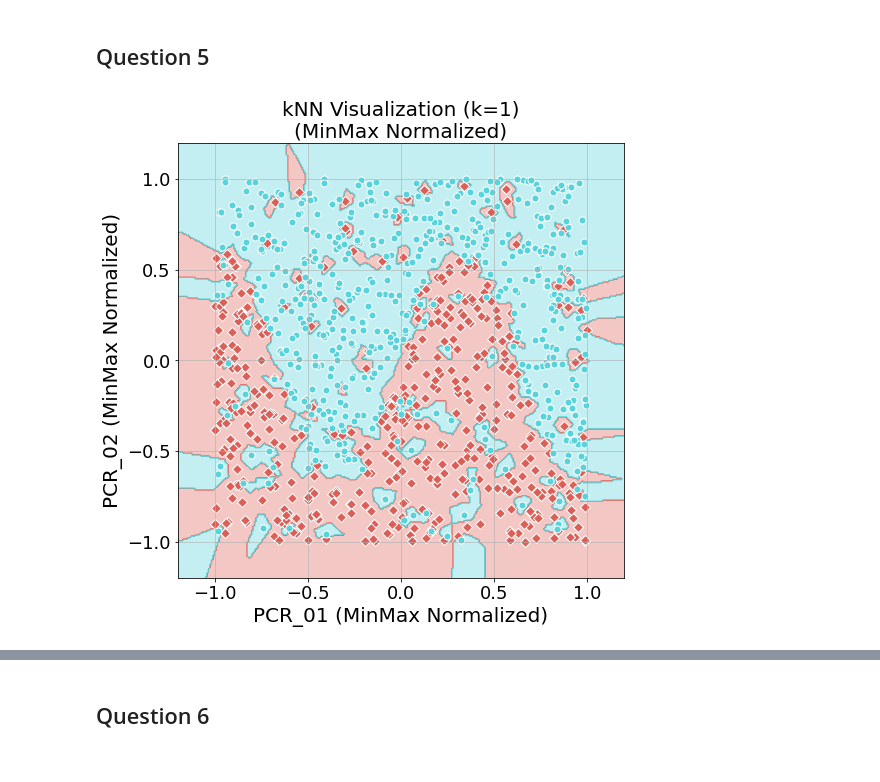
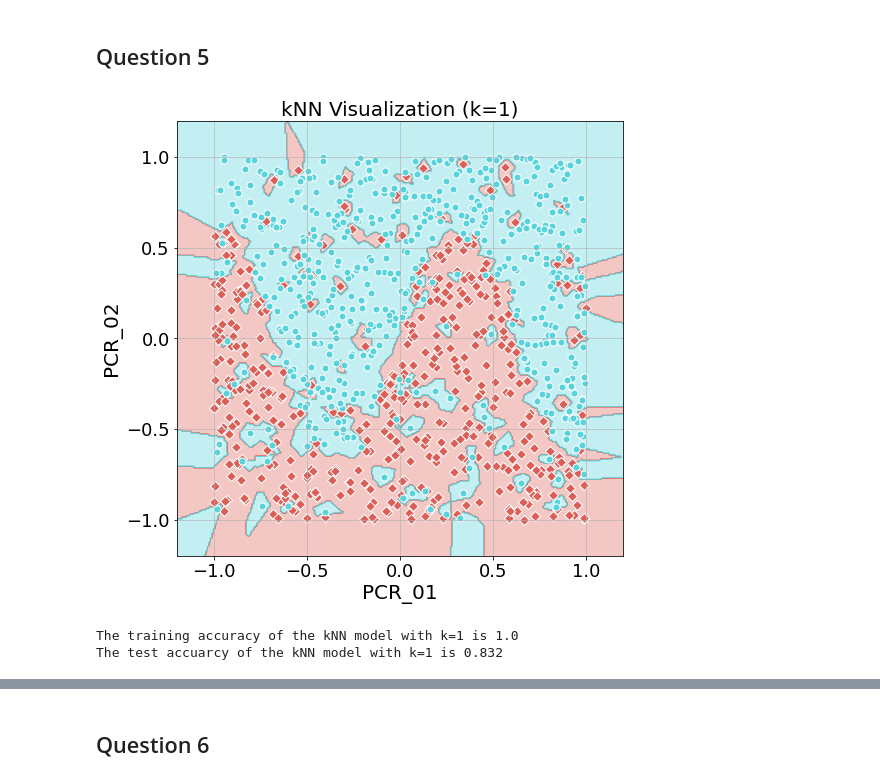
Before and after one commit to Ofir-Manor/Long2, a Jupyter notebook: 311288203_316084623.ipynb, the cells around one changed output, grey strips where cells are left out. Cells and saved outputs as stored; diff of their text form; code cells hidden in the pictures.

```diff
--- a/311288203_316084623.ipynb
+++ b/311288203_316084623.ipynb
@@ -210,14 +211,20 @@ test accuracy is 0.912
 # %%
 kNN1 =  KNeighborsClassifier(n_neighbors=1)
 kNN1.fit(X=train_mod_x.values, y=train_mod_y.values)
 visualize_clf(clf=kNN1,
               X=train_mod_x,
               Y=train_mod_y,
               title="kNN Visualization (k=1)",
               xlabel="PCR_01",
               ylabel="PCR_02")
+train_acc = kNN1.score(X=train_mod_x.values, y=train_mod_y.values)
+test_acc = kNN1.score(X=test_mod_x.values, y=test_mod_y.values)
+print(f"The training accuracy of the kNN model with k=1 is {train_acc}")
+print(f"The test accuarcy of the kNN model with k=1 is {test_acc}")
 # %% [output]
-[figure, old version]
+[figure, new version]
+The training accuracy of the kNN model with k=1 is 1.0
+The test accuarcy of the kNN model with k=1 is 0.832
 # %%
 kNN501 =  KNeighborsClassifier(n_neighbors=501)
 kNN501.fit(X=train_mod_x.values, y=train_mod_y.values)
```
Also changed, not shown: parts of 12 cells of this notebook.
